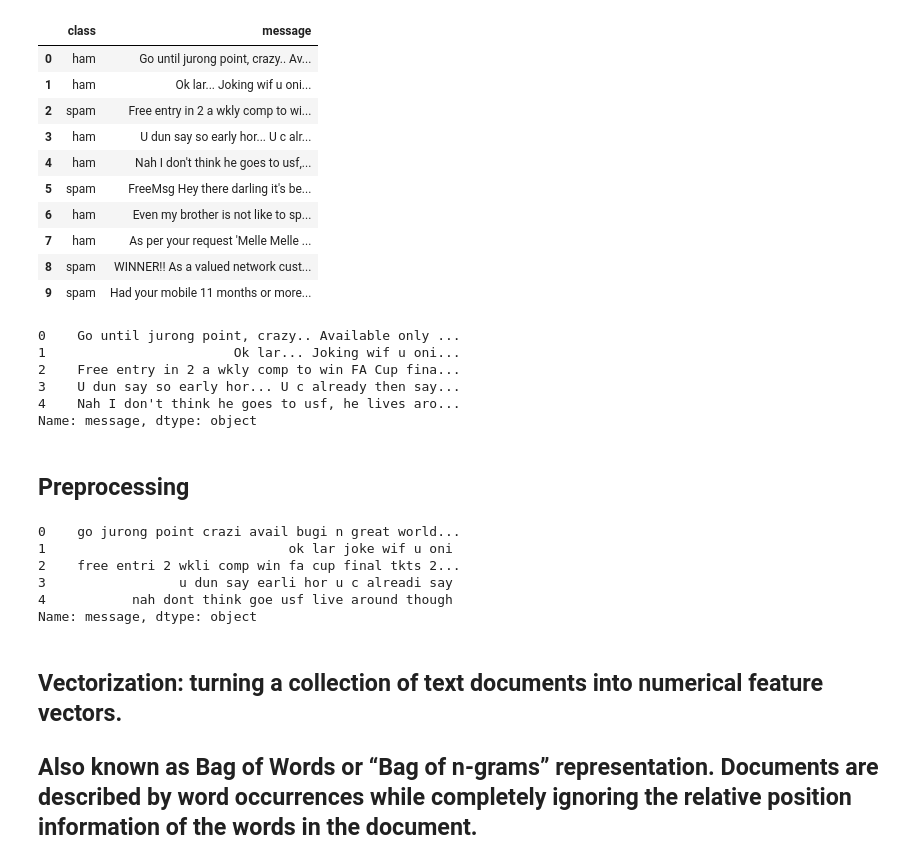
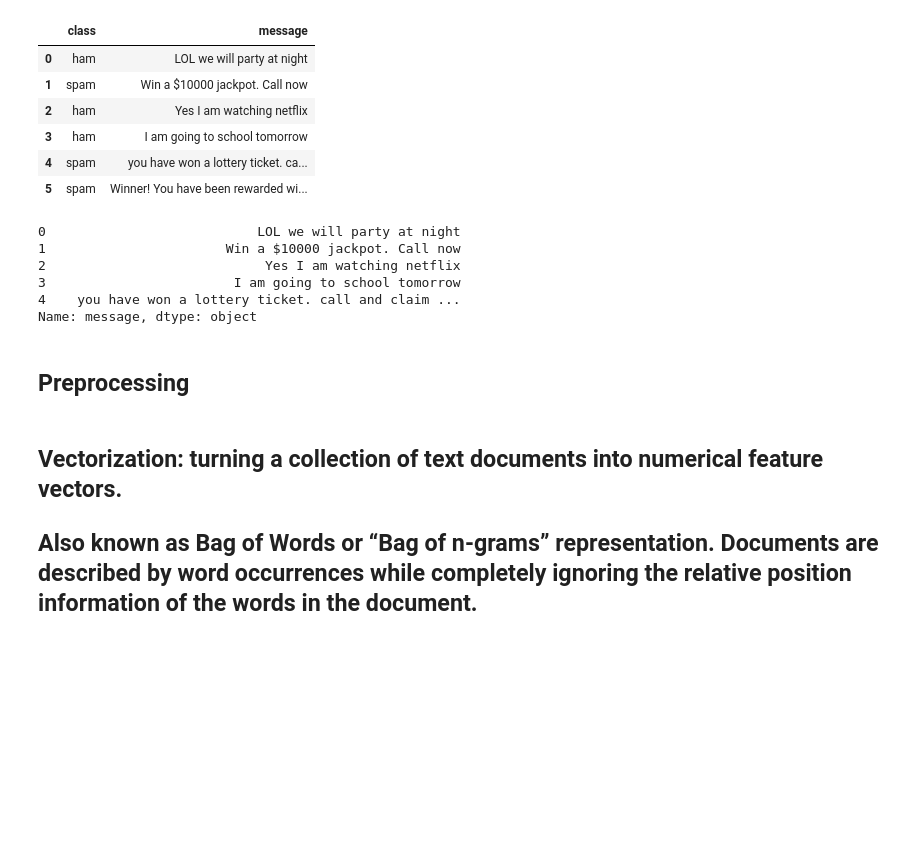
Before and after one commit to rachitrawat/SpamShield, a Jupyter notebook: main.ipynb, the cells around one changed output. Cells and saved outputs as stored; diff of their text form; code cells hidden in the pictures; blank space fills up the shorter version.

```diff
--- a/main.ipynb
+++ b/main.ipynb
@@ -12,36 +12,30 @@ from nltk.corpus import stopwords
 % matplotlib inline
 # %%
 # read csv
-testMode = 0
-if testMode == 1:
-    sms = pd.read_csv('C:\\Users\\rachit\\PycharmProjects\\CS309-IR-Monsoon-2017-RR\\spamtest.csv', encoding='latin-1')
-else:
-    sms = pd.read_csv('C:\\Users\\rachit\\PycharmProjects\\CS309-IR-Monsoon-2017-RR\\spam.csv', encoding='latin-1')
+sms_demo = pd.read_csv('C:\\Users\\rachit\\PycharmProjects\\CS309-IR-Monsoon-2017-RR\\spamtest.csv', encoding='latin-1')
+sms = pd.read_csv('C:\\Users\\rachit\\PycharmProjects\\CS309-IR-Monsoon-2017-RR\\spam.csv', encoding='latin-1')
 sms = sms.drop(['Unnamed: 2', 'Unnamed: 3', 'Unnamed: 4'], axis=1)
-sms = sms.rename(columns={'v1': 'class', 'v2': 'message'})
-sms.head(10)
+sms_demo = sms_demo.drop(['Unnamed: 2', 'Unnamed: 3', 'Unnamed: 4'], axis=1)
+sms_demo.head(10)
 # %% [output]
 |  | class | message |
-| 0 | ham | Go until jurong point, crazy.. Av... |
-| 1 | ham | Ok lar... Joking wif u oni... |
-| 2 | spam | Free entry in 2 a wkly comp to wi... |
-| 3 | ham | U dun say so early hor... U c alr... |
-| 4 | ham | Nah I don't think he goes to usf,... |
-| 5 | spam | FreeMsg Hey there darling it's be... |
-| 6 | ham | Even my brother is not like to sp... |
-| 7 | ham | As per your request 'Melle Melle ... |
-| 8 | spam | WINNER!! As a valued network cust... |
-| 9 | spam | Had your mobile 11 months or more... |
+| 0 | ham | LOL we will party at night |
+| 1 | spam | Win a $10000 jackpot. Call now |
+| 2 | ham | Yes I am watching netflix |
+| 3 | ham | I am going to school tomorrow |
+| 4 | spam | you have won a lottery ticket. ca... |
+| 5 | spam | Winner! You have been rewarded wi... |
 # %%
 # make a copy of message column
+text_feat_demo = sms_demo['message'].copy()
 text_feat = sms['message'].copy()
-text_feat.head()
+text_feat_demo.head()
 # %% [output]
-0    Go until jurong point, crazy.. Available only ...
-1                        Ok lar... Joking wif u oni...
-2    Free entry in 2 a wkly comp to win FA Cup fina...
-3    U dun say so early hor... U c already then say...
-4    Nah I don't think he goes to usf, he lives aro...
+0                           LOL we will party at night
+1                       Win a $10000 jackpot. Call now
+2                            Yes I am watching netflix
+3                        I am going to school tomorrow
+4    you have won a lottery ticket. call and claim ...
 Name: message, dtype: object
 # %% [markdown]
 ## Preprocessing
@@ -57,14 +51,8 @@ def text_process(text):
     return words
 # %%
 text_feat = text_feat.apply(text_process)
-text_feat.head()
+text_feat_demo = text_feat_demo.apply(text_process)
+text_feat_demo.head()
-# %% [output]
-0    go jurong point crazi avail bugi n great world...
-1                               ok lar joke wif u oni
-2    free entri 2 wkli comp win fa cup final tkts 2...
-3                 u dun say earli hor u c alreadi say
-4           nah dont think goe usf live around though
-Name: message, dtype: object
 # %% [markdown]
 ## Vectorization: turning a collection of text documents into numerical feature vectors.
 ## Also known as Bag of Words or “Bag of n-grams” representation. Documents are described by word occurrences while completely ignoring the relative position information of the words in the document.
```
Also changed, not shown: parts of 17 cells of this notebook, 3 other files.
